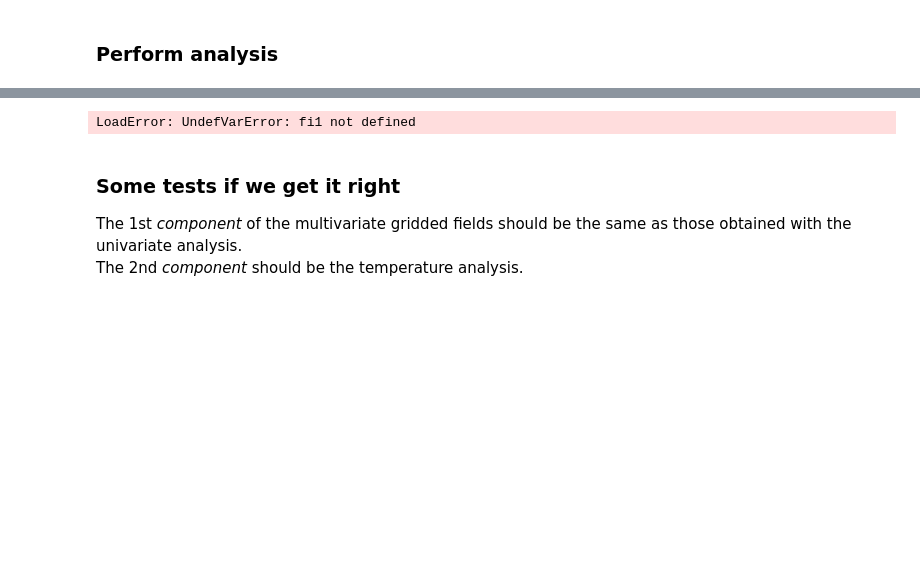
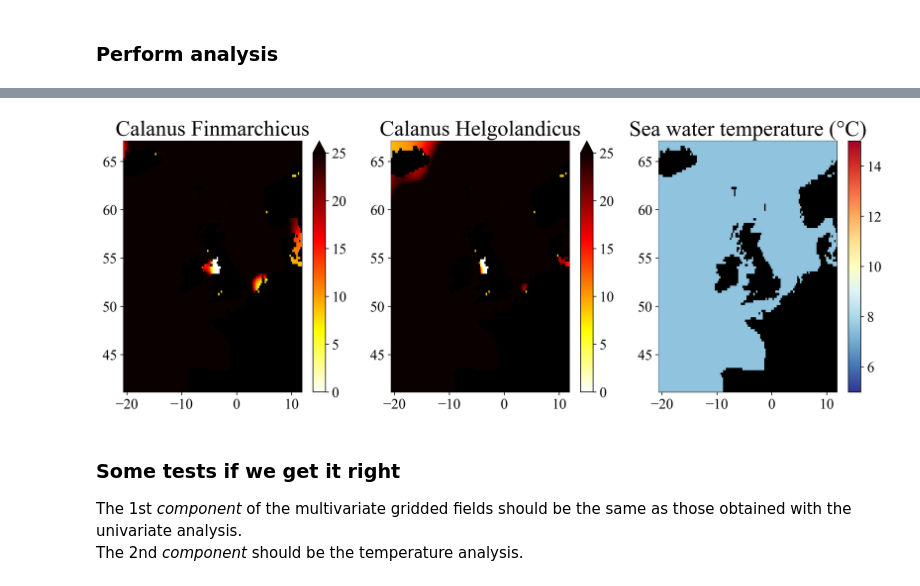
Before and after one commit to EMODnet/EMODnet-Biology-Interpolation-Calanus, a Jupyter notebook: analysis/interp_Calanus_multivariate.ipynb, the cells around one changed output, grey strips where cells are left out. Cells and saved outputs as stored; diff of their text form; code cells hidden in the pictures; blank space fills up the shorter version.

```diff
--- a/analysis/interp_Calanus_multivariate.ipynb
+++ b/analysis/interp_Calanus_multivariate.ipynb
@@ -212,0 +213,10 @@ plt.show()
+# %%
+calanus_finmarchicus_sel_mean = mean(calanus_finmarchicus[goodtimeCPR])
+calanus_finmarchicus_sel_std = std(calanus_finmarchicus[goodtimeCPR])
+calanus_helgolandicus_sel_mean = mean(calanus_helgolandicus[goodtimeCPR])
+calanus_helgolandicus_sel_std = std(calanus_helgolandicus[goodtimeCPR])
+T_mean = mean(dataT)
+T_std = std(dataT)
+calanus_finmarchicus_norm = (calanus_finmarchicus[goodtimeCPR] .- calanus_finmarchicus_sel_mean) ./ calanus_finmarchicus_sel_std
+calanus_helgolandicus_norm = (calanus_helgolandicus[goodtimeCPR] .- calanus_helgolandicus_sel_mean) ./ calanus_helgolandicus_sel_std
+T_norm = (dataT .- T_mean) ./ T_std;
@@ -228,33 +314,33 @@ LoadError: UndefVarError: lonmulti not defined
 # %%
 fig = plt.figure(figsize=(15, 5))
 ax = plt.subplot(131)
 pcm1 = ax.pcolormesh(xi[:,:,1], yi[:,:,1],
-    (fi1[:,:,1] .* calanus_finmarchicus_sel_std) .+ calanus_finmarchicus_sel_mean,
+    (fi1[:,:,1] .* 1. calanus_finmarchicus_sel_std) .+ calanus_finmarchicus_sel_mean,
     vmin=0, vmax=25., cmap=plt.cm.hot_r, zorder=3)
 ax.pcolormesh(xi[:,:,1], yi[:,:,1], mask[:,:,1], cmap=plt.cm.binary_r, zorder=2)
 ax.set_title("Calanus Finmarchicus")
 cb = plt.colorbar(pcm1, extend="max")
 
 ax = plt.subplot(132)
 pcm2 = ax.pcolormesh(xi[:,:,1], yi[:,:,1],
     (fi2[:,:,1] .* calanus_helgolandicus_sel_std) .+ calanus_helgolandicus_sel_mean,
     vmin=0, vmax=25., cmap=plt.cm.hot_r, zorder=3)
 ax.pcolormesh(xi[:,:,1], yi[:,:,1], mask, cmap=plt.cm.binary_r, zorder=2)
 ax.set_title("Calanus Helgolandicus")
 cb = plt.colorbar(pcm2, extend="max")
 
 ax = plt.subplot(133)
 pcm3 = ax.pcolormesh(xi[:,:,1], yi[:,:,1],
-    (fi1[:,:,2] .* dataT_std) .+ mean(dataT),
+    (fi2[:,:,2] .* T_std) .+ T_mean,
     cmap=plt.cm.RdYlBu_r, zorder=3, vmin=Tmin, vmax=Tmax)
 ax.pcolormesh(xi[:,:,1], yi[:,:,1], mask, cmap=plt.cm.binary_r, zorder=2)
 ax.set_title("Sea water temperature (°C)")
 cb = plt.colorbar(pcm3)
 
 plt.savefig(joinpath(figdir, "monovariate01.png"), dpi=300, bbox_inches="tight")
 plt.show()
 # %% [output]
-LoadError: UndefVarError: fi1 not defined
+[figure, added]
 # %% [markdown]
 ### Some tests if we get it right
 The 1st _component_ of the multivariate gridded fields should be the same as those obtained with the univariate analysis.
```
Also changed, not shown: parts of 22 cells of this notebook, 1 other file.
